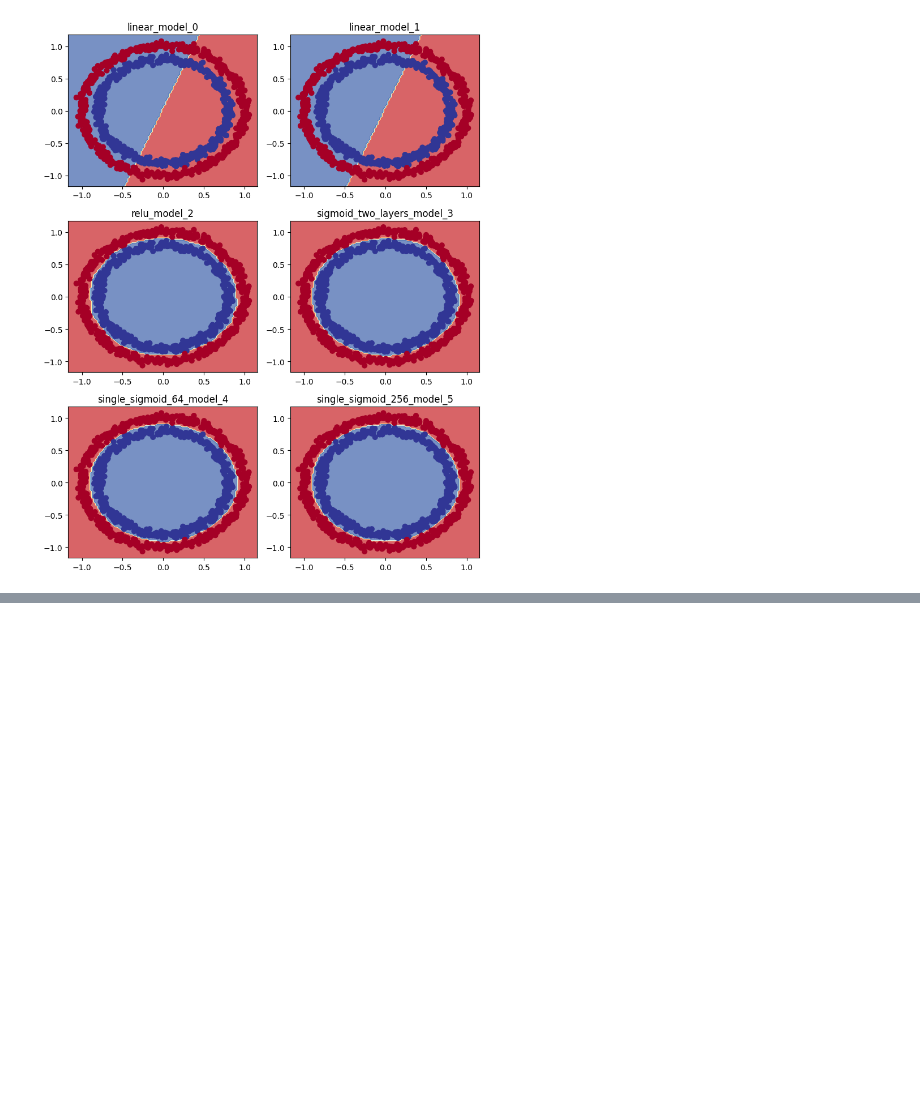
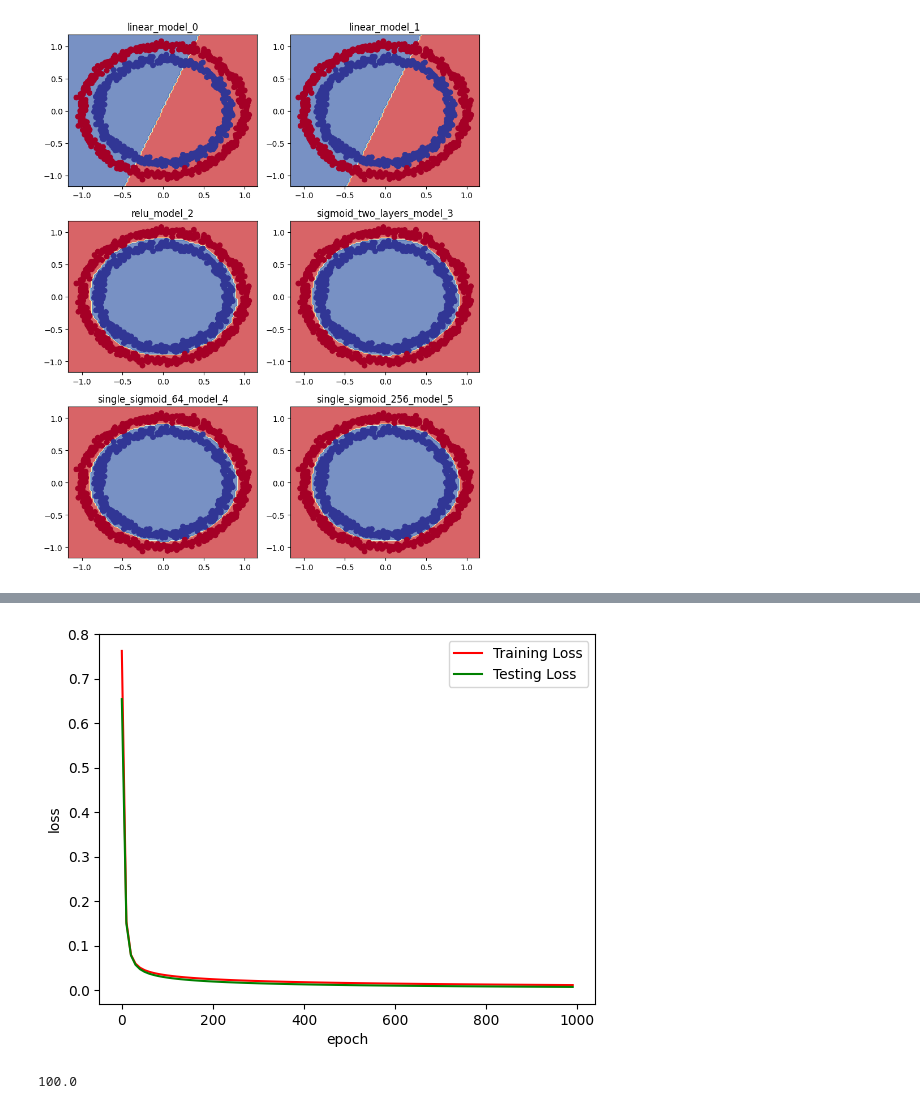
Before and after one commit to SarveshMD/colab-notebooks, a Jupyter notebook: nn_classification.ipynb, the cells around one changed output, grey strips where cells are left out. Drawn from its saved outputs; the diff is of its cells as text; code cells hidden in the pictures; blank space fills up the shorter version.

```diff
--- a/nn_classification.ipynb
+++ b/nn_classification.ipynb
@@ -252,0 +271,34 @@ plt.tight_layout()
+# %%
+multiclass_model = nn.Sequential(
+    nn.Linear(4, 16),
+    nn.ReLU(),
+    nn.Linear(16, 32),
+    nn.ReLU(),
+    nn.Linear(32, 4)
+)
+multiclass_model.to(device)
+next(multiclass_model.parameters()).device
+
+lin_model = nn.Linear(4, 4).to(device)
+# %%
+loss_fn = nn.CrossEntropyLoss()
+optimizer = torch.optim.SGD(params=multiclass_model.parameters(), lr=0.01)
+# %%
+# def train_model(epochs=100, lr=0.01, model=model_0, loss_fn=loss_fn, optimizer_class=torch.optim.Adam, device=device):
+epoch_counts, train_loss_history, test_loss_history = train_model(epochs=1000, model=lin_model, loss_fn=loss_fn, optimizer_class=torch.optim.SGD, device=device)
+plt.figure()
+plt.plot(epoch_counts, train_loss_history, label="Training Loss", c="r")
+plt.plot(epoch_counts, test_loss_history, label="Testing Loss", c="g")
+plt.legend()
+plt.xlabel("epoch")
+plt.ylabel("loss")
+plt.show()
+# %% [output]
+[figure, added]
+# %%
+with torch.inference_mode():
+  y_pred = lin_model(X_test)
+y_pred = torch.argmax(y_pred, dim=1)
+print(accuracy_score(y_test, y_pred))
+# %% [output]
+100.0
```
Also changed, not shown: parts of 4 cells of this notebook.
